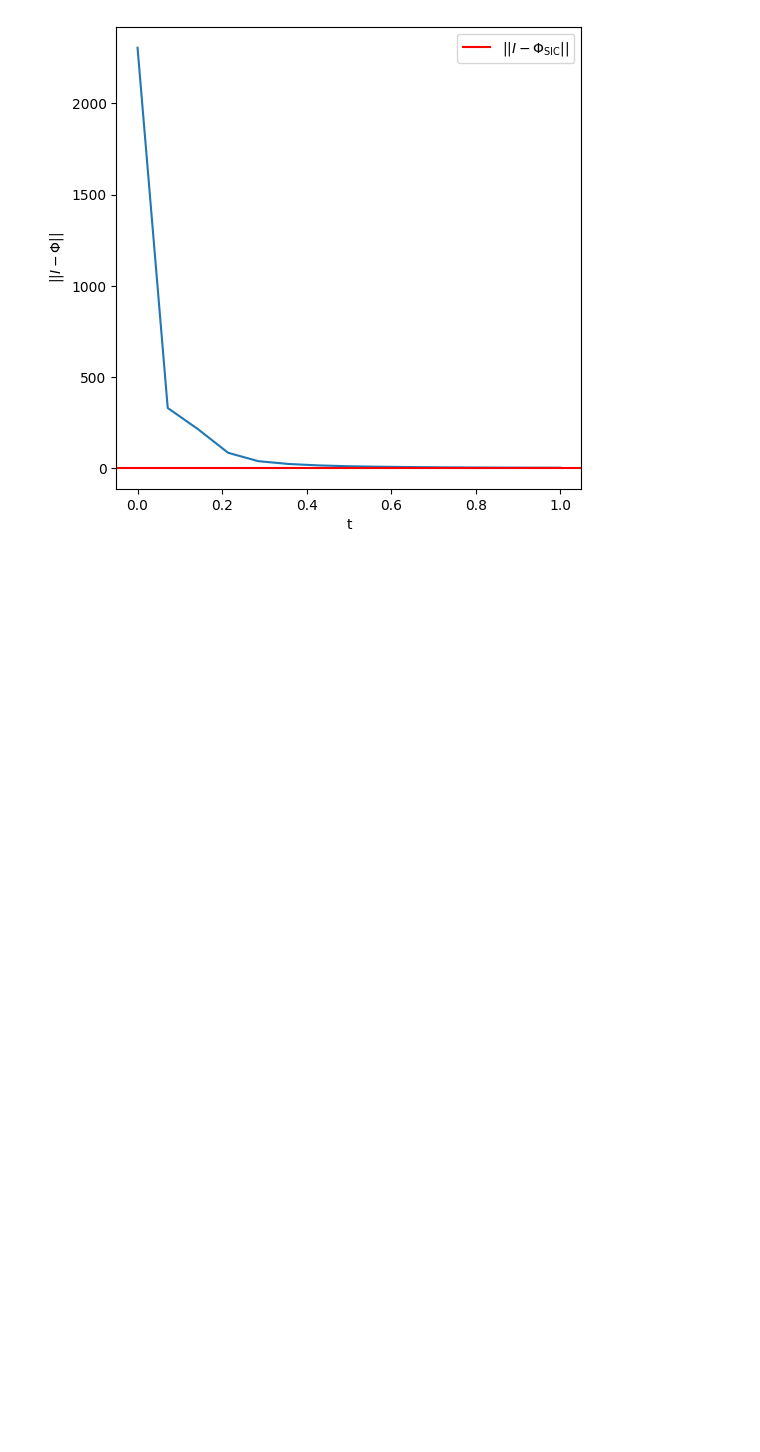
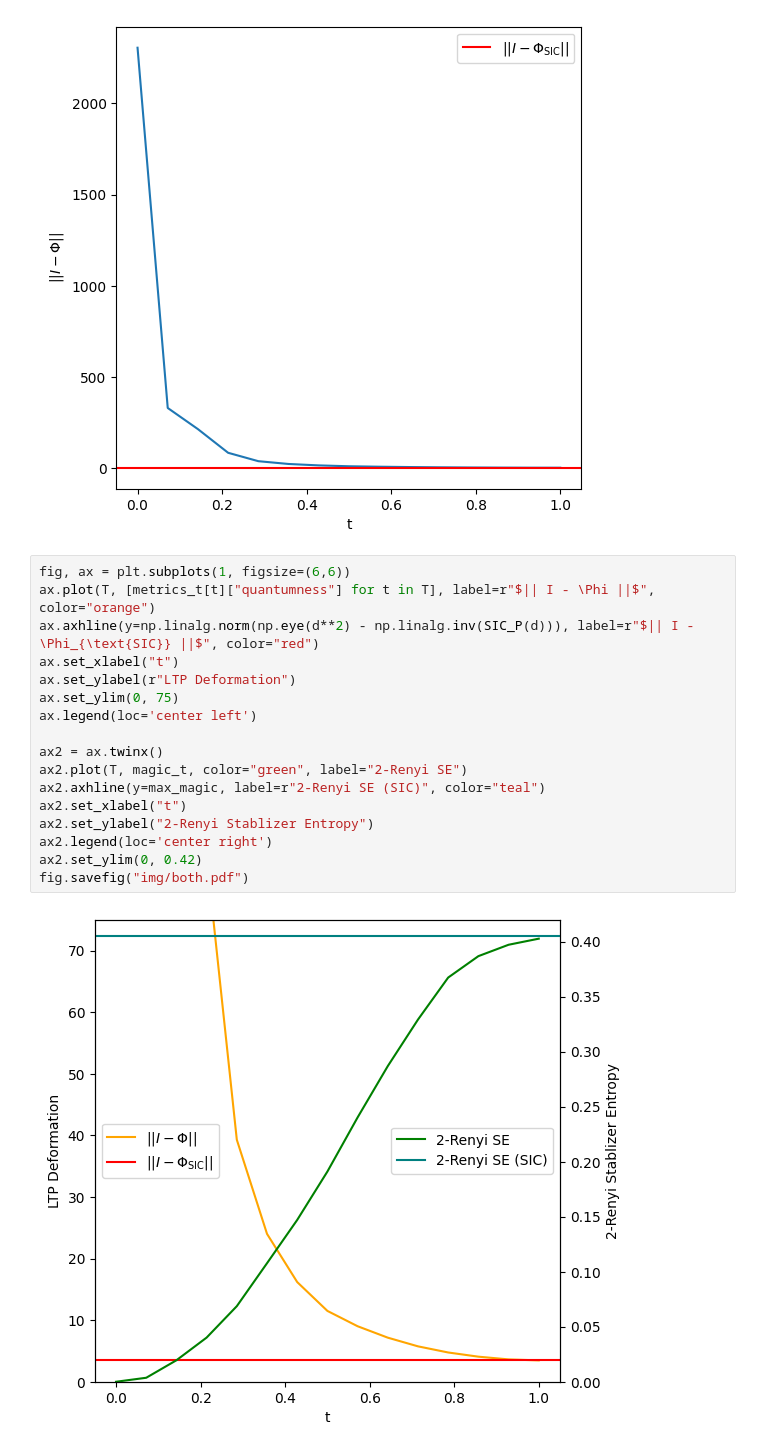
Before and after one commit to heyredhat/cirq_sic, a Jupyter notebook: cirq_sic/notebooks/Geodesic_interpolation/OneParameterQuantumness.ipynb, the cells around one changed output. Cells and saved outputs as stored; diff of their text form; blank space fills up the shorter version.

```diff
--- a/cirq_sic/notebooks/Geodesic_interpolation/OneParameterQuantumness.ipynb
+++ b/cirq_sic/notebooks/Geodesic_interpolation/OneParameterQuantumness.ipynb
@@ -80,3 +80,22 @@ ax.legend()
 fig.savefig("img/quantumness.pdf")
 # %% [output]
 [figure]
+# %%
+fig, ax = plt.subplots(1, figsize=(6,6))
+ax.plot(T, [metrics_t[t]["quantumness"] for t in T], label=r"$|| I - \Phi ||$", color="orange")
+ax.axhline(y=np.linalg.norm(np.eye(d**2) - np.linalg.inv(SIC_P(d))), label=r"$|| I - \Phi_{\text{SIC}} ||$", color="red")
+ax.set_xlabel("t")
+ax.set_ylabel(r"LTP Deformation")
+ax.set_ylim(0, 75)
+ax.legend(loc='center left')
+
+ax2 = ax.twinx()
+ax2.plot(T, magic_t, color="green", label="2-Renyi SE")
+ax2.axhline(y=max_magic, label=r"2-Renyi SE (SIC)", color="teal")
+ax2.set_xlabel("t")
+ax2.set_ylabel("2-Renyi Stablizer Entropy")
+ax2.legend(loc='center right')
+ax2.set_ylim(0, 0.42)
+fig.savefig("img/both.pdf")
+# %% [output]
+[figure, added]
```
Also changed, not shown: parts of 2 cells of this notebook, 50 other files.
